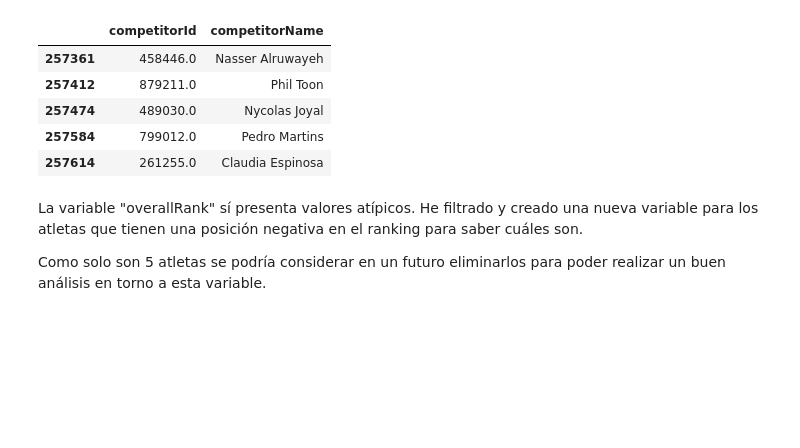
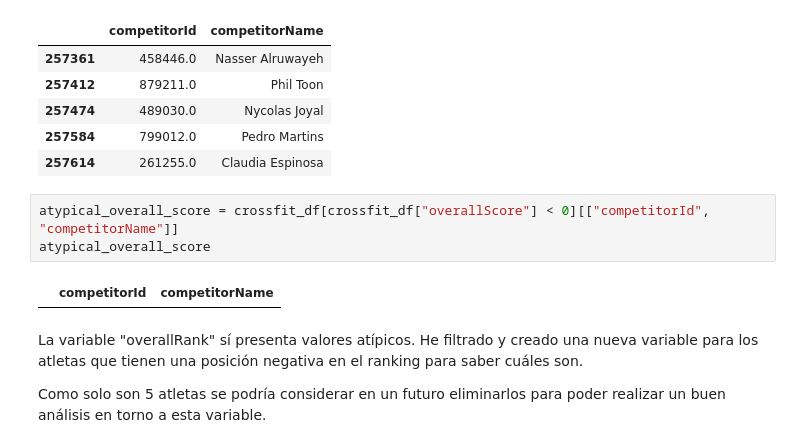
Before and after one commit to viictorhp/EDA-analysis-first-project, a Jupyter notebook: notebooks/edaanalysis.ipynb, the cells around one changed output. Drawn from its saved outputs; the diff is of its cells as text; blank space fills up the shorter version.

```diff
--- a/notebooks/edaanalysis.ipynb
+++ b/notebooks/edaanalysis.ipynb
@@ -238,6 +253,11 @@ atypical_overall_rank
 | 257474 | 489030.0 | Nycolas Joyal |
 | 257584 | 799012.0 | Pedro Martins |
 | 257614 | 261255.0 | Claudia Espinosa |
+# %%
+atypical_overall_score = crossfit_df[crossfit_df["overallScore"] < 0][["competitorId", "competitorName"]]
+atypical_overall_score
+# %% [output]
+|  | competitorId | competitorName |
 # %% [markdown]
 La variable "overallRank" sí presenta valores atípicos. He filtrado y creado una nueva variable para los atletas que tienen una posición negativa en el ranking para saber cuáles son.
 
```
Also changed, not shown: parts of 25 cells of this notebook, 1 other file.
